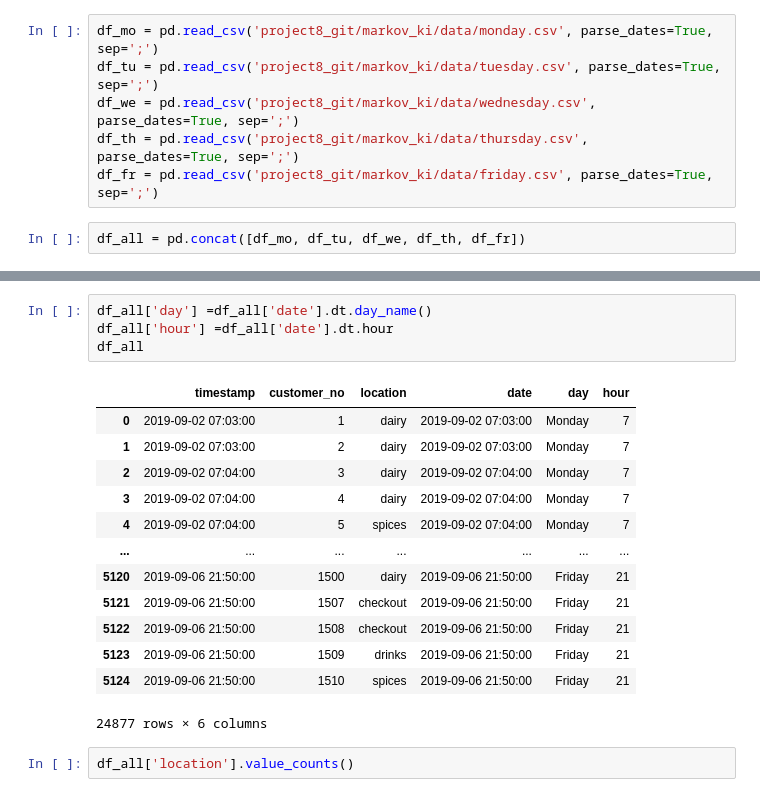
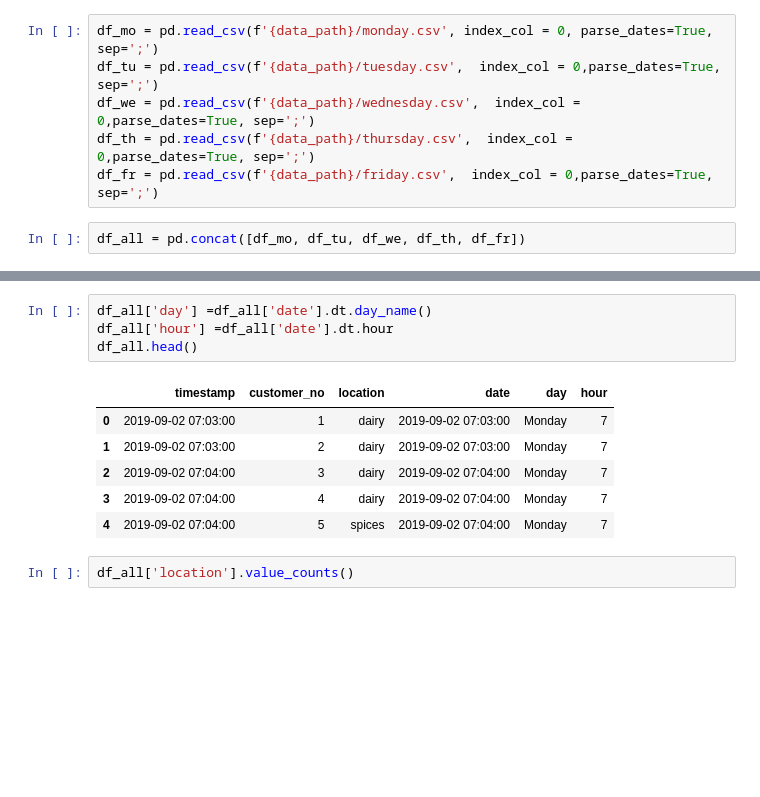
Before and after one commit to Amaranga/markov_ki, a Jupyter notebook: project8_data_exploration.ipynb, the cells around one changed output, grey strips where cells are left out. Saved outputs shown, nothing was run; the diff lists cells and outputs as text; blank space fills up the shorter version.

Commit message:
Concatenate dataframes each for a particular day

```diff
--- a/project8_data_exploration.ipynb
+++ b/project8_data_exploration.ipynb
@@ -5,9 +70,9 @@ import matplotlib.pyplot as plt
 # %%
-df_mo = pd.read_csv('project8_git/markov_ki/data/monday.csv', parse_dates=True, sep=';')
-df_tu = pd.read_csv('project8_git/markov_ki/data/tuesday.csv', parse_dates=True, sep=';')
-df_we = pd.read_csv('project8_git/markov_ki/data/wednesday.csv', parse_dates=True, sep=';')
-df_th = pd.read_csv('project8_git/markov_ki/data/thursday.csv', parse_dates=True, sep=';')
-df_fr = pd.read_csv('project8_git/markov_ki/data/friday.csv', parse_dates=True, sep=';')
+df_mo = pd.read_csv(f'{data_path}/monday.csv', index_col = 0, parse_dates=True, sep=';')
+df_tu = pd.read_csv(f'{data_path}/tuesday.csv',  index_col = 0,parse_dates=True, sep=';')
+df_we = pd.read_csv(f'{data_path}/wednesday.csv',  index_col = 0,parse_dates=True, sep=';')
+df_th = pd.read_csv(f'{data_path}/thursday.csv',  index_col = 0,parse_dates=True, sep=';')
+df_fr = pd.read_csv(f'{data_path}/friday.csv',  index_col = 0,parse_dates=True, sep=';')
 # %%
 df_all = pd.concat([df_mo, df_tu, df_we, df_th, df_fr])
 # %%
@@ -34,21 +86,14 @@ df_all
 # %%
 df_all['day'] =df_all['date'].dt.day_name()
 df_all['hour'] =df_all['date'].dt.hour
-df_all
+df_all.head()
 # %% [output]
 |  | timestamp | customer_no | location | date | day | hour |
 | 0 | 2019-09-02 07:03:00 | 1 | dairy | 2019-09-02 07:03:00 | Monday | 7 |
 | 1 | 2019-09-02 07:03:00 | 2 | dairy | 2019-09-02 07:03:00 | Monday | 7 |
 | 2 | 2019-09-02 07:04:00 | 3 | dairy | 2019-09-02 07:04:00 | Monday | 7 |
 | 3 | 2019-09-02 07:04:00 | 4 | dairy | 2019-09-02 07:04:00 | Monday | 7 |
 | 4 | 2019-09-02 07:04:00 | 5 | spices | 2019-09-02 07:04:00 | Monday | 7 |
-| ... | ... | ... | ... | ... | ... | ... |
-| 5120 | 2019-09-06 21:50:00 | 1500 | dairy | 2019-09-06 21:50:00 | Friday | 21 |
-| 5121 | 2019-09-06 21:50:00 | 1507 | checkout | 2019-09-06 21:50:00 | Friday | 21 |
-| 5122 | 2019-09-06 21:50:00 | 1508 | checkout | 2019-09-06 21:50:00 | Friday | 21 |
-| 5123 | 2019-09-06 21:50:00 | 1509 | drinks | 2019-09-06 21:50:00 | Friday | 21 |
-| 5124 | 2019-09-06 21:50:00 | 1510 | spices | 2019-09-06 21:50:00 | Friday | 21 |
-24877 rows × 6 columns
 # %%
 df_all['location'].value_counts()
 # %% [output]
```
Also changed, not shown: parts of 11 cells of this notebook.
